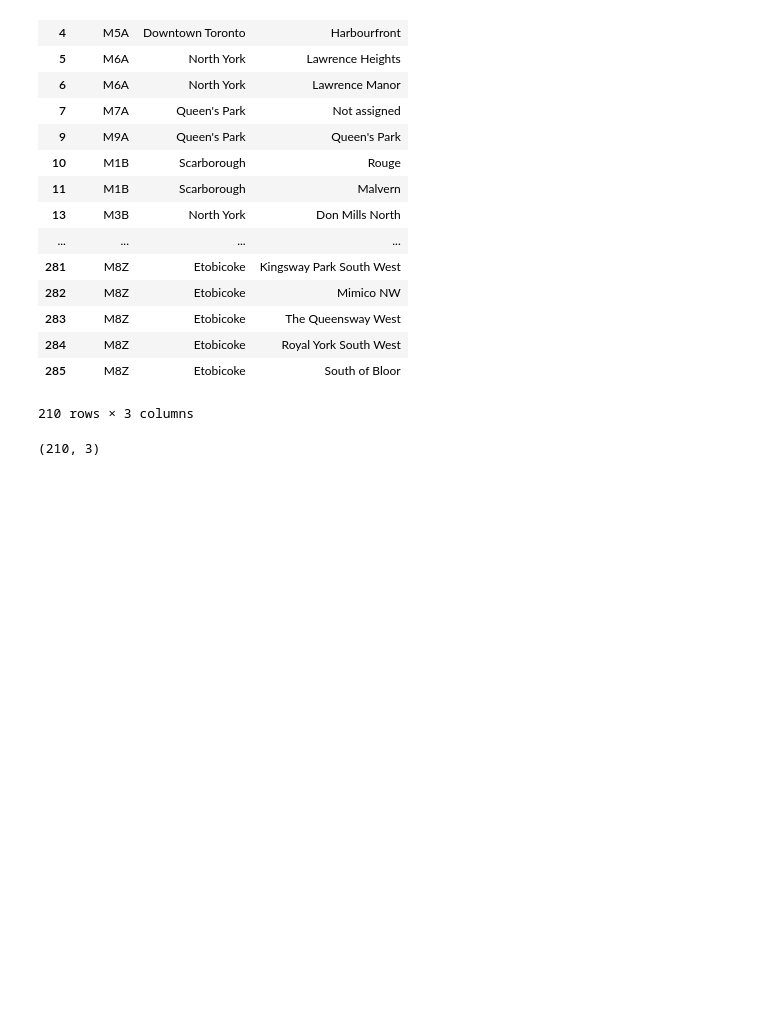
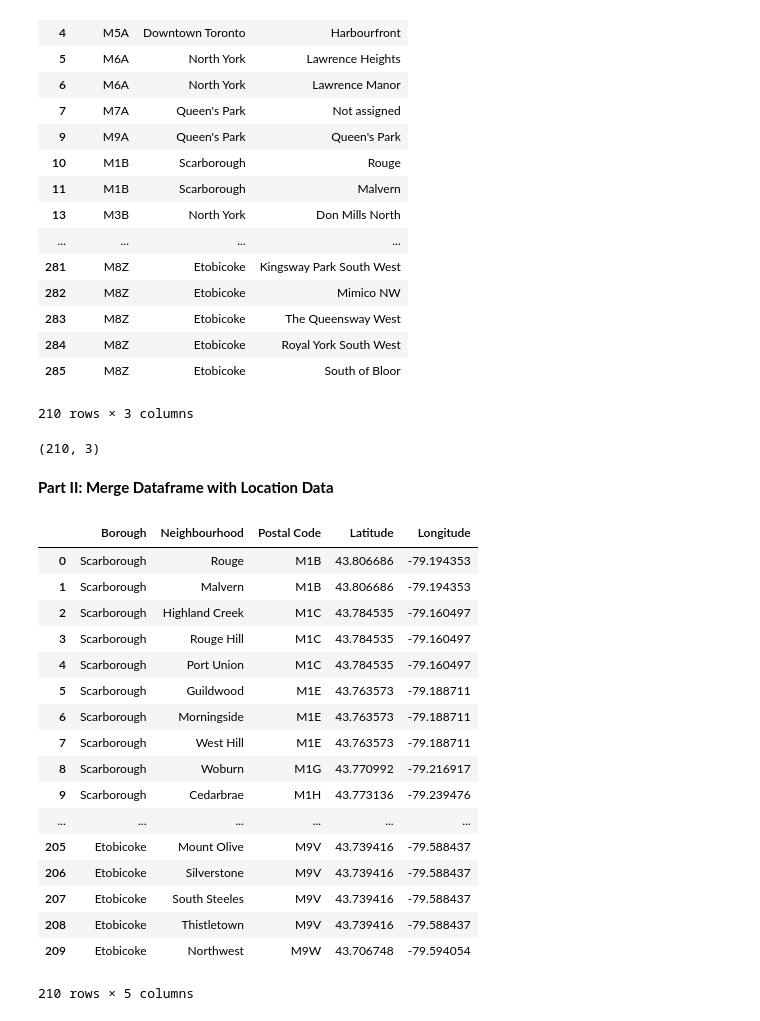
Before and after one commit to klynds/TorontoNeighborhoodSegmentationAssignment, a Jupyter notebook: Toronto Segmentation Map.ipynb, the cells around one changed output. Drawn from its saved outputs; the diff is of its cells as text; code cells hidden in the pictures; blank space fills up the shorter version.

```diff
--- a/Toronto Segmentation Map.ipynb
+++ b/Toronto Segmentation Map.ipynb
@@ -35,3 +36,34 @@ df
 df.shape
 # %% [output]
 (210, 3)
+# %% [markdown]
+<strong>Part II: Merge Dataframe with Location Data</strong>
+# %%
+!wget -q -O 'geo.csv' https://cocl.us/Geospatial_data
+data = pd.read_csv("geo.csv")
+
+merged = pd.merge(df, data, how='left', on=None, left_on='Postcode', right_on='Postal Code',
+         left_index=False, right_index=False, sort=True,
+         suffixes=('_x', '_y'), copy=True, indicator=False,
+         validate=None)
+merged = merged.drop('Postcode', 1)
+merged
+# %% [output]
+|  | Borough | Neighbourhood | Postal Code | Latitude | Longitude |
+| 0 | Scarborough | Rouge | M1B | 43.806686 | -79.194353 |
+| 1 | Scarborough | Malvern | M1B | 43.806686 | -79.194353 |
+| 2 | Scarborough | Highland Creek | M1C | 43.784535 | -79.160497 |
+| 3 | Scarborough | Rouge Hill | M1C | 43.784535 | -79.160497 |
+| 4 | Scarborough | Port Union | M1C | 43.784535 | -79.160497 |
+| 5 | Scarborough | Guildwood | M1E | 43.763573 | -79.188711 |
+| 6 | Scarborough | Morningside | M1E | 43.763573 | -79.188711 |
+| 7 | Scarborough | West Hill | M1E | 43.763573 | -79.188711 |
+| 8 | Scarborough | Woburn | M1G | 43.770992 | -79.216917 |
+| 9 | Scarborough | Cedarbrae | M1H | 43.773136 | -79.239476 |
+| ... | ... | ... | ... | ... | ... |
+| 205 | Etobicoke | Mount Olive | M9V | 43.739416 | -79.588437 |
+| 206 | Etobicoke | Silverstone | M9V | 43.739416 | -79.588437 |
+| 207 | Etobicoke | South Steeles | M9V | 43.739416 | -79.588437 |
+| 208 | Etobicoke | Thistletown | M9V | 43.739416 | -79.588437 |
+| 209 | Etobicoke | Northwest | M9W | 43.706748 | -79.594054 |
+210 rows × 5 columns
```
Also changed, not shown: parts of 7 cells of this notebook.
